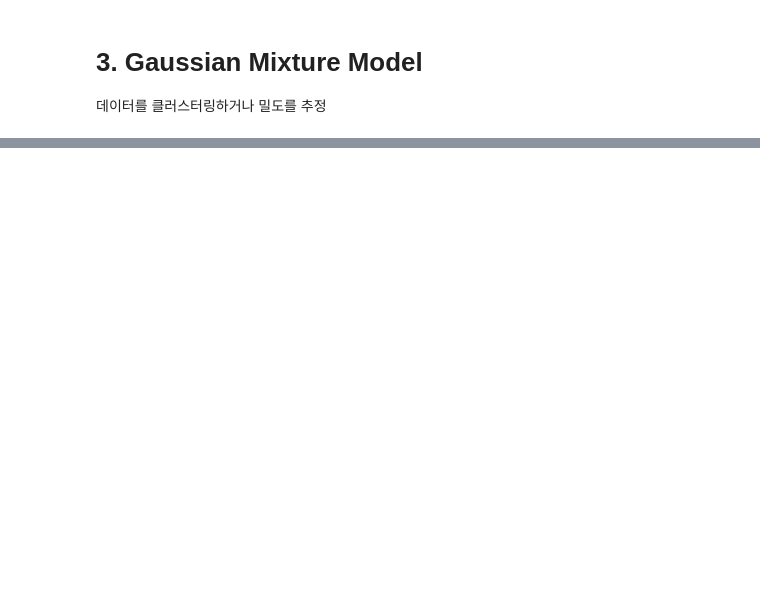
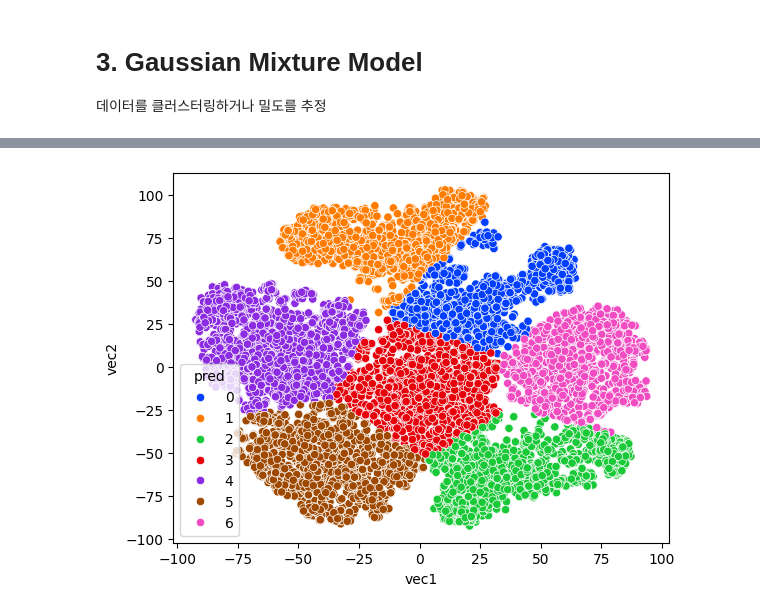
Before and after one commit to boostcampaitech7/level2-nlp-datacentric-nlp-15, a Jupyter notebook: src/clustering.ipynb, the cells around one changed output, grey strips where cells are left out. Saved outputs shown, nothing was run; the diff lists cells and outputs as text; code cells hidden in the pictures; blank space fills up the shorter version.

```diff
--- a/src/clustering.ipynb
+++ b/src/clustering.ipynb
@@ -339,0 +381,5 @@ NameError: name 'final_df' is not defined
+# %%
+sns.scatterplot(x=final['vec1'], y=final['vec2'], hue=final['pred'], legend='full', palette=palette)
+plt.show()
+# %% [output]
+[figure, added]
```
Also changed, not shown: parts of 22 cells of this notebook.
